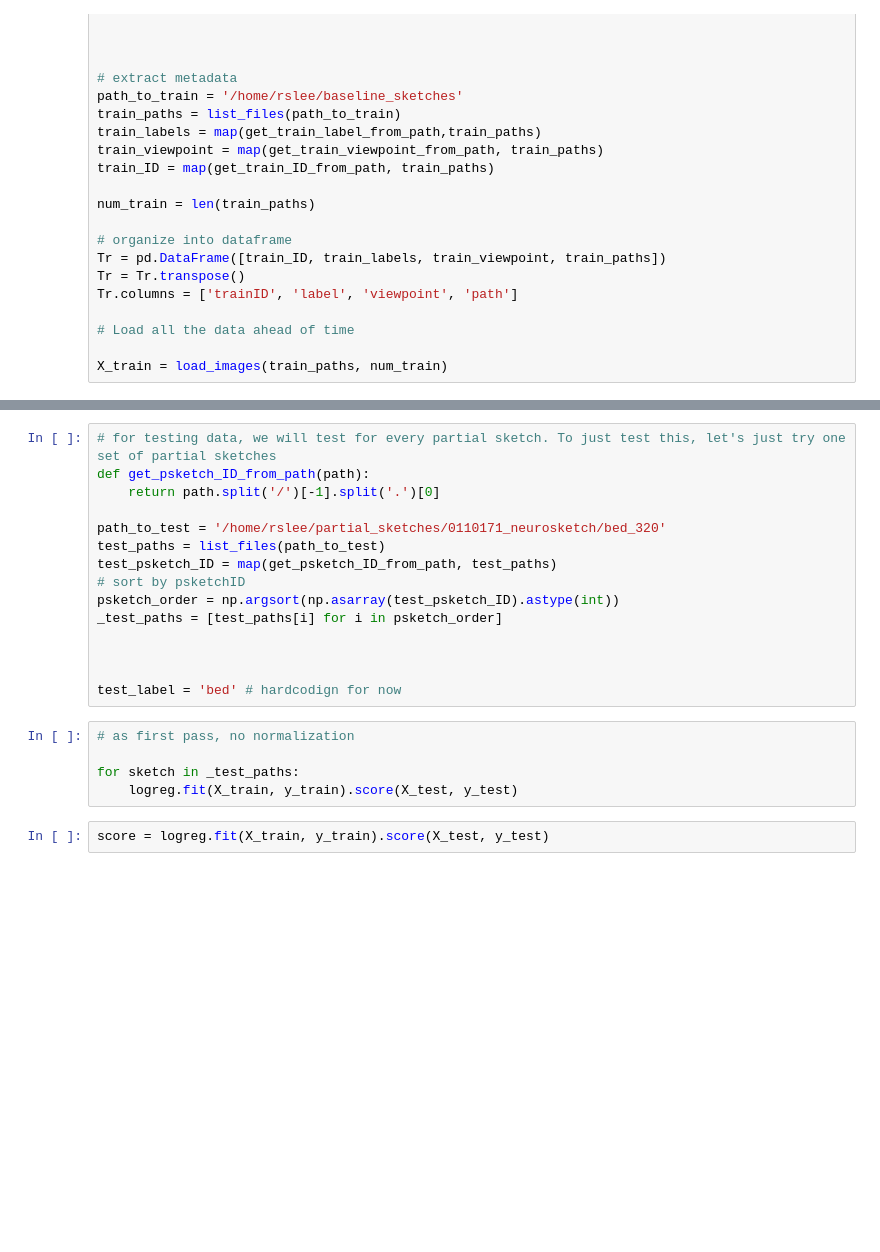
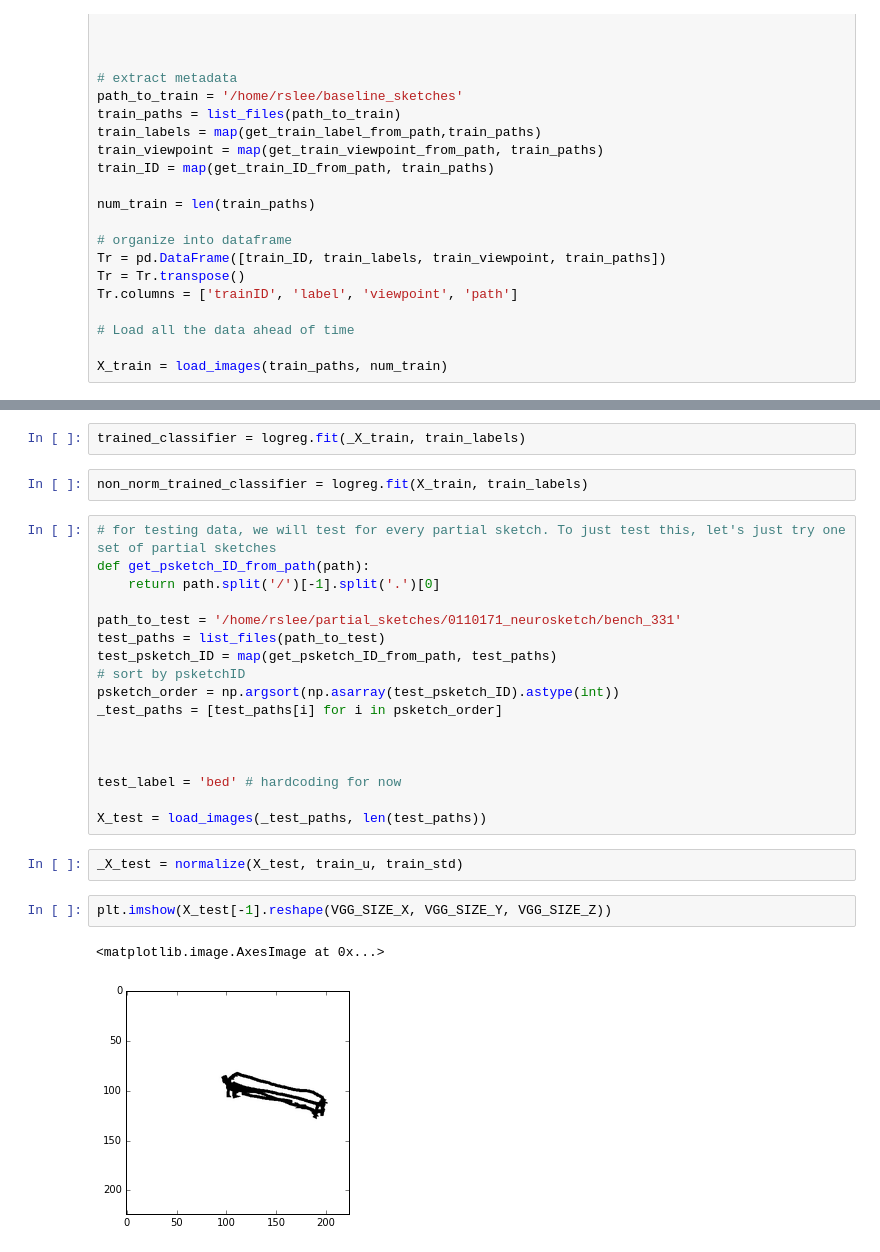
Before and after one commit to judithfan/sketchfeat, a Jupyter notebook: Sketch progression Analysis.ipynb, the cells around one changed output, grey strips where cells are left out. Saved outputs shown, nothing was run; the diff lists cells and outputs as text; blank space fills up the shorter version.

Commit message:
finished sketch progression analysis for single case

```diff
--- a/Sketch progression Analysis.ipynb
+++ b/Sketch progression Analysis.ipynb
@@ -101,9 +107,13 @@ X_train = load_images(train_paths, num_train)
+# %%
+trained_classifier = logreg.fit(_X_train, train_labels)
+# %%
+non_norm_trained_classifier = logreg.fit(X_train, train_labels)
 # %%
 # for testing data, we will test for every partial sketch. To just test this, let's just try one set of partial sketches
 def get_psketch_ID_from_path(path):
     return path.split('/')[-1].split('.')[0]
 
-path_to_test = '/home/rslee/partial_sketches/0110171_neurosketch/bed_320'
+path_to_test = '/home/rslee/partial_sketches/0110171_neurosketch/bench_331'
 test_paths = list_files(path_to_test)
 test_psketch_ID = map(get_psketch_ID_from_path, test_paths)
 # sort by psketchID
@@ -112,11 +122,13 @@ _test_paths = [test_paths[i] for i in psketch_order]
 
 
 
-test_label = 'bed' # hardcodign for now
+test_label = 'bed' # hardcoding for now
+
+X_test = load_images(_test_paths, len(test_paths))
-# %%
-# as first pass, no normalization
-
-for sketch in _test_paths:
-    logreg.fit(X_train, y_train).score(X_test, y_test)
-# %%
-score = logreg.fit(X_train, y_train).score(X_test, y_test)
+# %%
+_X_test = normalize(X_test, train_u, train_std)
+# %%
+plt.imshow(X_test[-1].reshape(VGG_SIZE_X, VGG_SIZE_Y, VGG_SIZE_Z))
+# %% [output]
+<matplotlib.image.AxesImage at 0x...>
+[figure, added]
```
Also changed, not shown: parts of 7 cells of this notebook.
